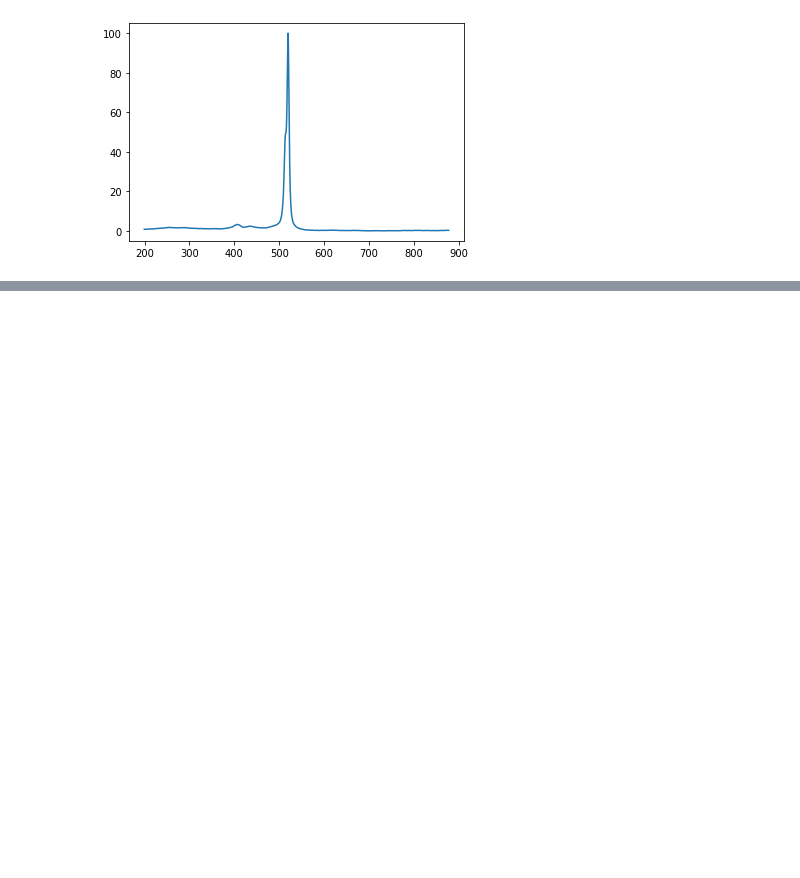
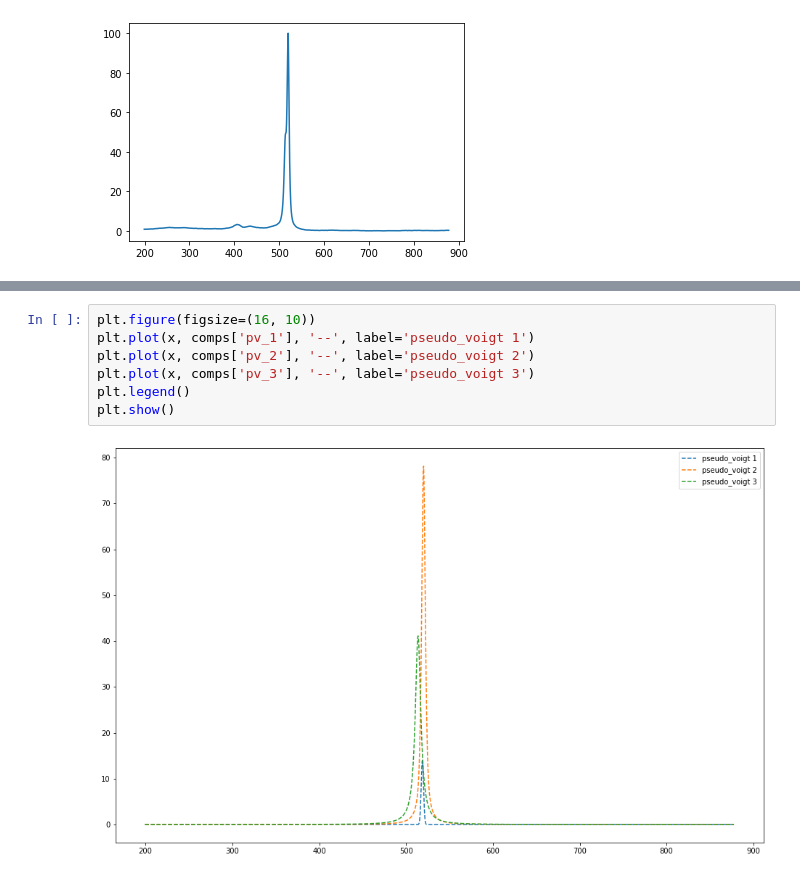
Before and after one commit to yuyangweng/Project, a Jupyter notebook: peak_fitting_pseudo_voigt.ipynb, the cells around one changed output, grey strips where cells are left out. Saved outputs shown, nothing was run; the diff lists cells and outputs as text; blank space fills up the shorter version.

```diff
--- a/peak_fitting_pseudo_voigt.ipynb
+++ b/peak_fitting_pseudo_voigt.ipynb
@@ -93,0 +79,9 @@ plt.savefig("result.png")
+# %%
+plt.figure(figsize=(16, 10))
+plt.plot(x, comps['pv_1'], '--', label='pseudo_voigt 1')
+plt.plot(x, comps['pv_2'], '--', label='pseudo_voigt 2')
+plt.plot(x, comps['pv_3'], '--', label='pseudo_voigt 3')
+plt.legend()
+plt.show()
+# %% [output]
+[figure, added]
```
Also changed, not shown: parts of 6 cells of this notebook.
